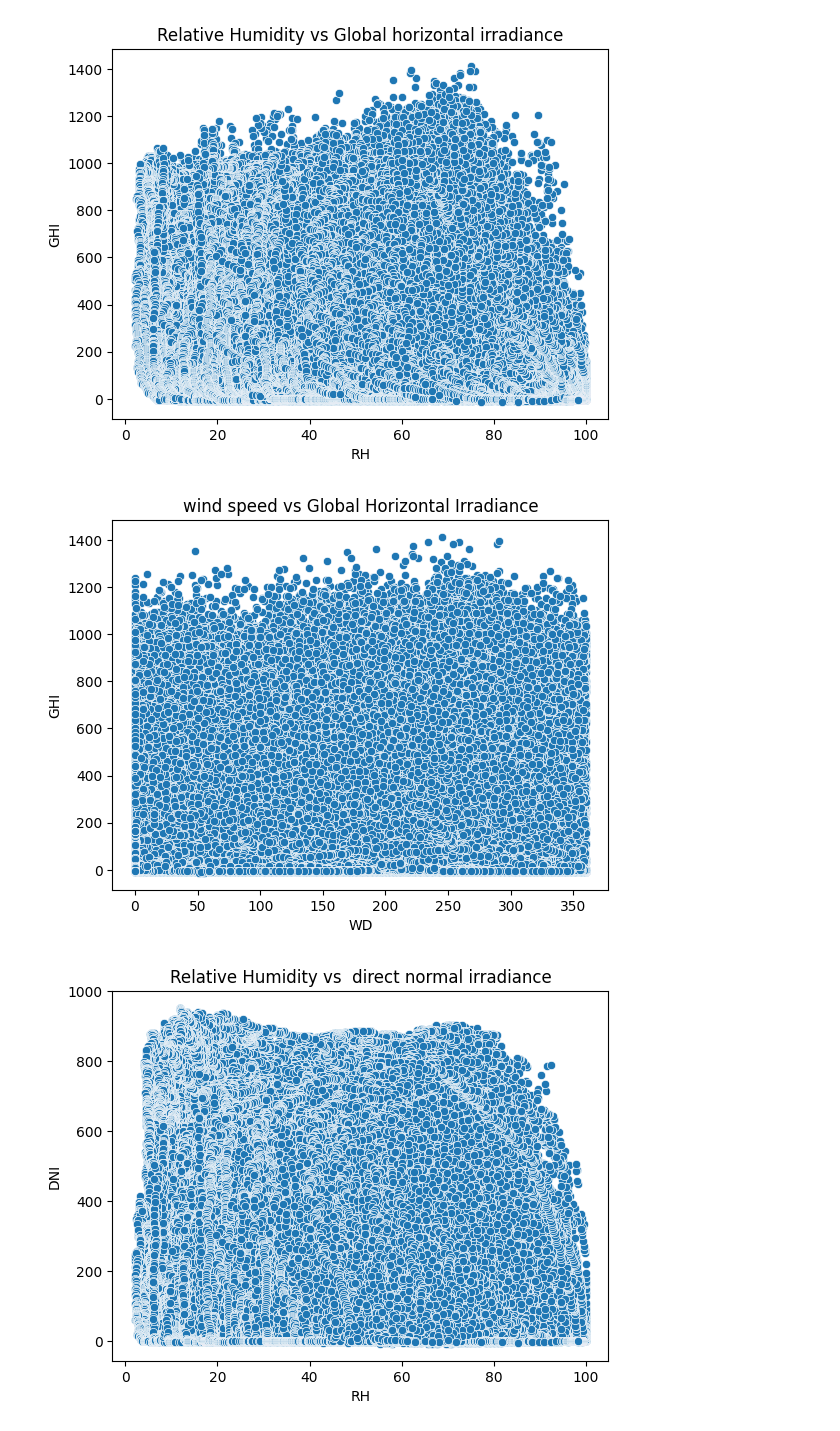
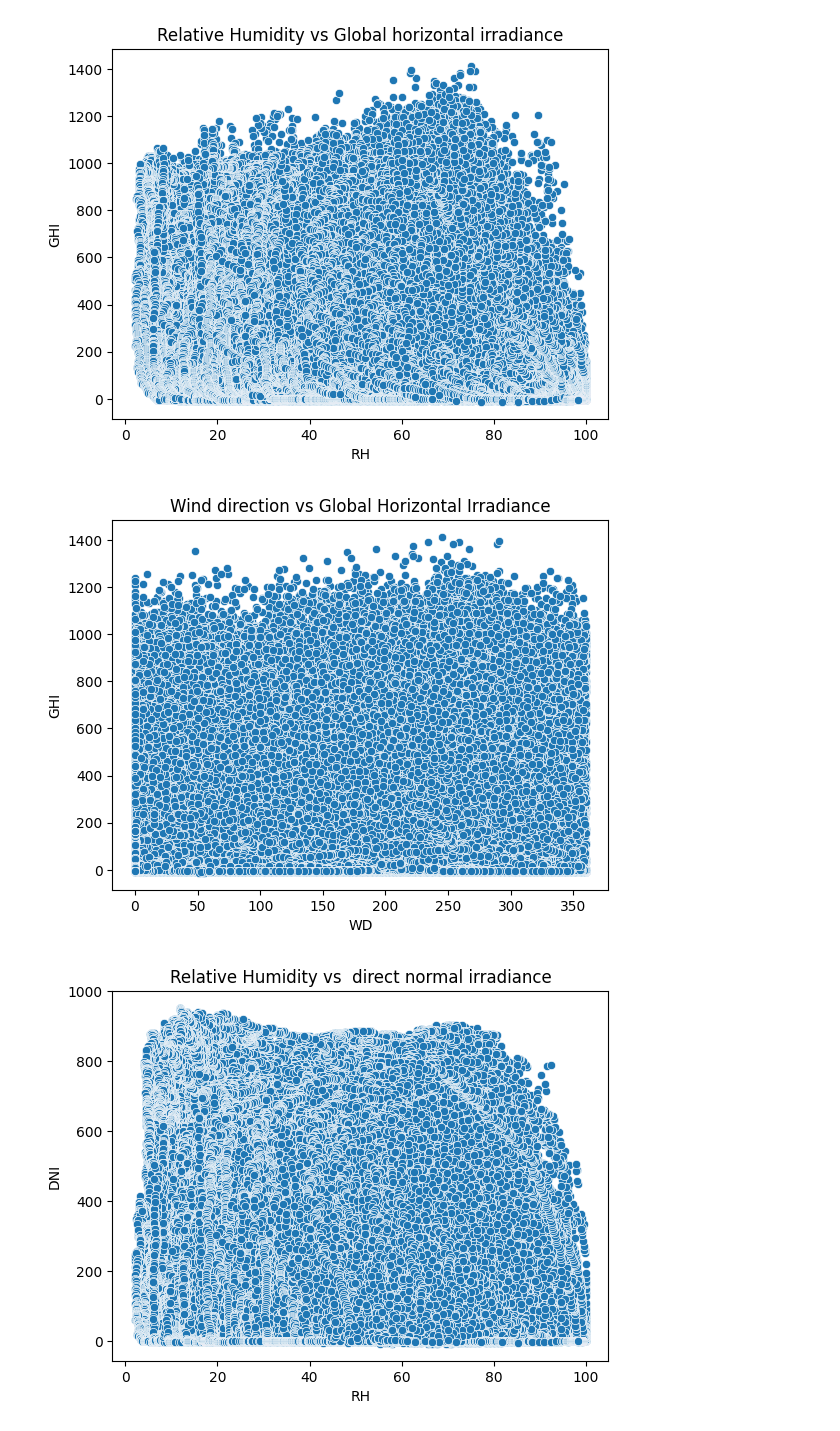
Before and after one commit to birhanu-ma/solar-challenge-week0, a Jupyter notebook: notebooks/benin_eda.ipynb, the cells around one changed output. Cells and saved outputs as stored; diff of their text form; code cells hidden in the pictures.

```diff
--- a/notebooks/benin_eda.ipynb
+++ b/notebooks/benin_eda.ipynb
@@ -869,10 +869,10 @@ plt.show()
 [figure]
 # %%
 sns.scatterplot(data=df, x="WD", y="GHI")
-plt.title("wind speed vs Global Horizontal Irradiance")
+plt.title("Wind direction vs Global Horizontal Irradiance")
 plt.show()
 # %% [output]
-[figure, old version]
+[figure, new version]
 # %%
 sns.scatterplot(data=df, x="RH", y="DNI")
 plt.title("Relative Humidity vs  direct normal irradiance")
```
Also changed, not shown: parts of 12 cells of this notebook.
